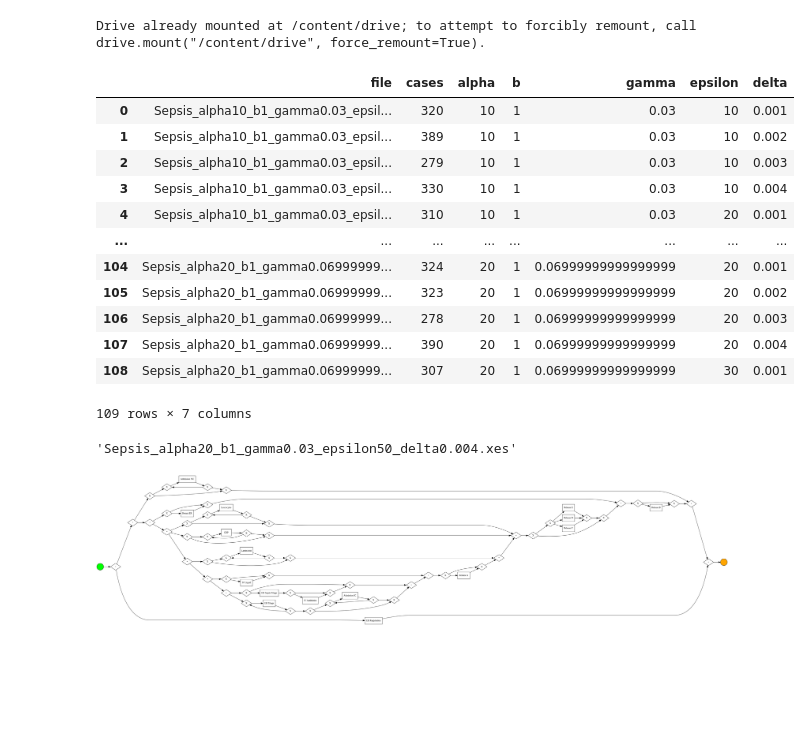
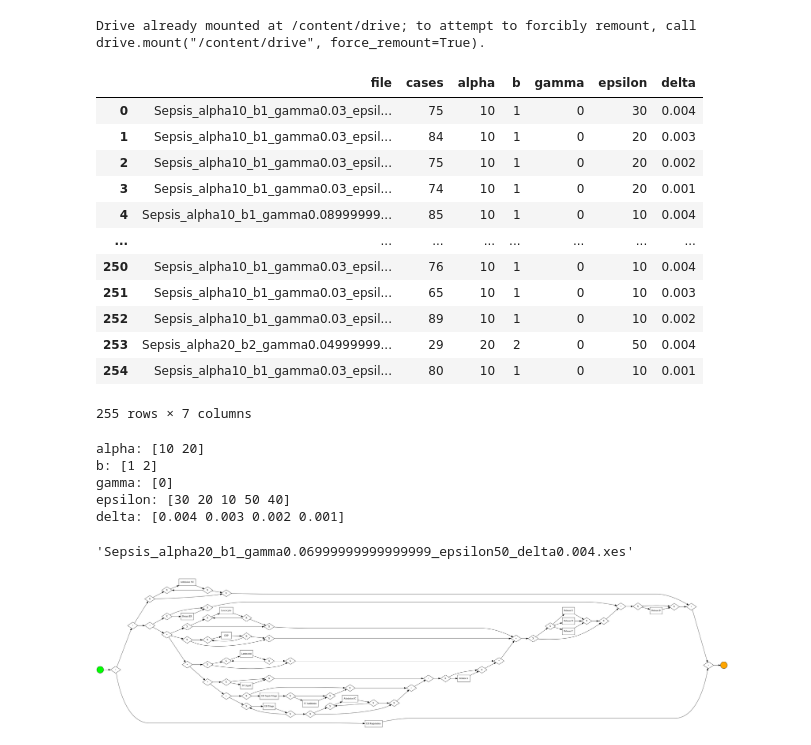
Before and after one commit to fahaerte/privacy_confidentiality_in_process_mining, a Jupyter notebook: Libra_Output_Analysis.ipynb, the cells around one changed output. Drawn from its saved outputs; the diff is of its cells as text; code cells hidden in the pictures; blank space fills up the shorter version.

Commit message:
added parameter analysis

```diff
--- a/Libra_Output_Analysis.ipynb
+++ b/Libra_Output_Analysis.ipynb
@@ -34,36 +16,63 @@ f_as_dict = {}
 for f in files:
     f_as_df = pm4py.read_xes(path + f)
     # parameters = f_as_df[6:-3]
-    f_as_dict[f] = f_as_df.shape[0]
+    f_as_dict[f] = f_as_df['case:concept:name'].nunique()
 # %%
 info_as_df = pd.DataFrame([f_as_dict.keys(), f_as_dict.values()])
 info_as_df = info_as_df.transpose()
 info_as_df.columns = ['file', 'cases']
-info_as_df['alpha'] = info_as_df['file'].apply(lambda s: s.split('_')[1].split('alpha')[1])
-info_as_df['b'] = info_as_df['file'].apply(lambda s: s.split('_')[2].split('b')[1])
-info_as_df['gamma'] = info_as_df['file'].apply(lambda s: s.split('_')[3].split('gamma')[1])
-info_as_df['epsilon'] = info_as_df['file'].apply(lambda s: s.split('_')[4].split('epsilon')[1])
-info_as_df['delta'] = info_as_df['file'].apply(lambda s: s.split('_')[5].split('delta')[1][:-4])
+info_as_df['alpha'] = info_as_df['file'].apply(lambda s: int(s.split('_')[1].split('alpha')[1]))
+info_as_df['b'] = info_as_df['file'].apply(lambda s: int(s.split('_')[2].split('b')[1]))
+info_as_df['gamma'] = info_as_df['file'].apply(lambda s: round(float(s.split('_')[3].split('gamma')[1])), 3)
+info_as_df['epsilon'] = info_as_df['file'].apply(lambda s: int(s.split('_')[4].split('epsilon')[1]))
+info_as_df['delta'] = info_as_df['file'].apply(lambda s: float(s.split('_')[5].split('delta')[1][:-4]))
 info_as_df
 # %% [output]
 |  | file | cases | alpha | b | gamma | epsilon | delta |
-| 0 | Sepsis_alpha10_b1_gamma0.03_epsil... | 320 | 10 | 1 | 0.03 | 10 | 0.001 |
-| 1 | Sepsis_alpha10_b1_gamma0.03_epsil... | 389 | 10 | 1 | 0.03 | 10 | 0.002 |
-| 2 | Sepsis_alpha10_b1_gamma0.03_epsil... | 279 | 10 | 1 | 0.03 | 10 | 0.003 |
-| 3 | Sepsis_alpha10_b1_gamma0.03_epsil... | 330 | 10 | 1 | 0.03 | 10 | 0.004 |
-| 4 | Sepsis_alpha10_b1_gamma0.03_epsil... | 310 | 10 | 1 | 0.03 | 20 | 0.001 |
+| 0 | Sepsis_alpha10_b1_gamma0.03_epsil... | 75 | 10 | 1 | 0 | 30 | 0.004 |
+| 1 | Sepsis_alpha10_b1_gamma0.03_epsil... | 84 | 10 | 1 | 0 | 20 | 0.003 |
+| 2 | Sepsis_alpha10_b1_gamma0.03_epsil... | 75 | 10 | 1 | 0 | 20 | 0.002 |
+| 3 | Sepsis_alpha10_b1_gamma0.03_epsil... | 74 | 10 | 1 | 0 | 20 | 0.001 |
+| 4 | Sepsis_alpha10_b1_gamma0.08999999... | 85 | 10 | 1 | 0 | 10 | 0.004 |
 | ... | ... | ... | ... | ... | ... | ... | ... |
-| 104 | Sepsis_alpha20_b1_gamma0.06999999... | 324 | 20 | 1 | 0.06999999999999999 | 20 | 0.001 |
-| 105 | Sepsis_alpha20_b1_gamma0.06999999... | 323 | 20 | 1 | 0.06999999999999999 | 20 | 0.002 |
-| 106 | Sepsis_alpha20_b1_gamma0.06999999... | 278 | 20 | 1 | 0.06999999999999999 | 20 | 0.003 |
-| 107 | Sepsis_alpha20_b1_gamma0.06999999... | 390 | 20 | 1 | 0.06999999999999999 | 20 | 0.004 |
-| 108 | Sepsis_alpha20_b1_gamma0.06999999... | 307 | 20 | 1 | 0.06999999999999999 | 30 | 0.001 |
+| 250 | Sepsis_alpha10_b1_gamma0.03_epsil... | 76 | 10 | 1 | 0 | 10 | 0.004 |
+| 251 | Sepsis_alpha10_b1_gamma0.03_epsil... | 65 | 10 | 1 | 0 | 10 | 0.003 |
+| 252 | Sepsis_alpha10_b1_gamma0.03_epsil... | 89 | 10 | 1 | 0 | 10 | 0.002 |
+| 253 | Sepsis_alpha20_b2_gamma0.04999999... | 29 | 20 | 2 | 0 | 50 | 0.004 |
+| 254 | Sepsis_alpha10_b1_gamma0.03_epsil... | 80 | 10 | 1 | 0 | 10 | 0.001 |
-109 rows × 7 columns
+255 rows × 7 columns
+# %%
+# Figure out which parameters are working
+alphas = info_as_df['alpha'].unique()
+bs = info_as_df['b'].unique()
+gammas = info_as_df['gamma'].unique()
+epsilons = info_as_df['epsilon'].unique()
+deltas = info_as_df['delta'].unique()
+print("alpha: {}".format(alphas))
+print("b: {}".format(bs))
+print("gamma: {}".format(gammas))
+print("epsilon: {}".format(epsilons))
+print("delta: {}".format(deltas))
+
+parameter_combinations = []
+cols = ['alpha', 'b', 'gamma', 'epsilon', 'delta']
+for i in range(0, info_as_df.shape[0]):
+  parameter_combinations.append(info_as_df.loc[i][cols].values)
+
+# save list in txt file
+with open("file.txt", "w") as output:
+    output.write(str(parameter_combinations))
+# %% [output]
+alpha: [10 20]
+b: [1 2]
+gamma: [0]
+epsilon: [30 20 10 50 40]
+delta: [0.004 0.003 0.002 0.001]
 # %%
 file_with_most_cases = info_as_df[info_as_df['cases'] == info_as_df['cases'].max()]['file'].values[0]
 file_with_most_cases
 # %% [output]
-'Sepsis_alpha20_b1_gamma0.03_epsilon50_delta0.004.xes'
+'Sepsis_alpha20_b1_gamma0.06999999999999999_epsilon50_delta0.004.xes'
 # %%
 # Discover original event log
 event_log = pm4py.read_xes('/content/drive/MyDrive/Masterthesis/data/Sepsis.xes')
```
Also changed, not shown: parts of 2 cells of this notebook.
